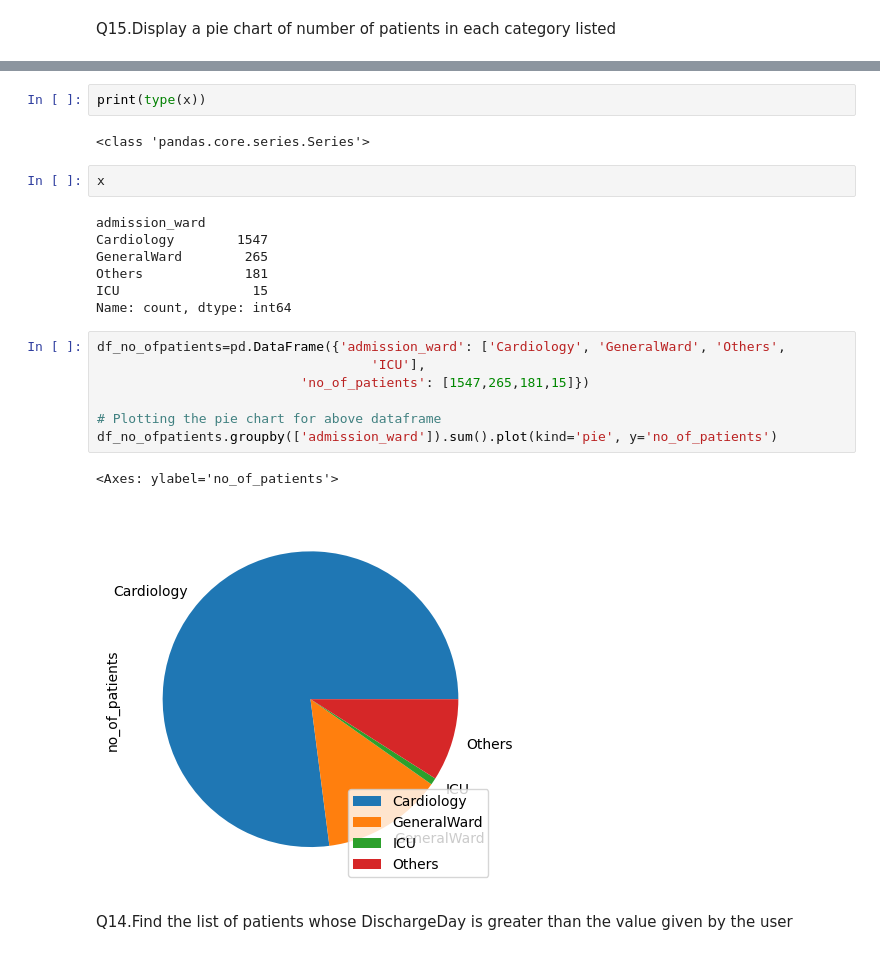
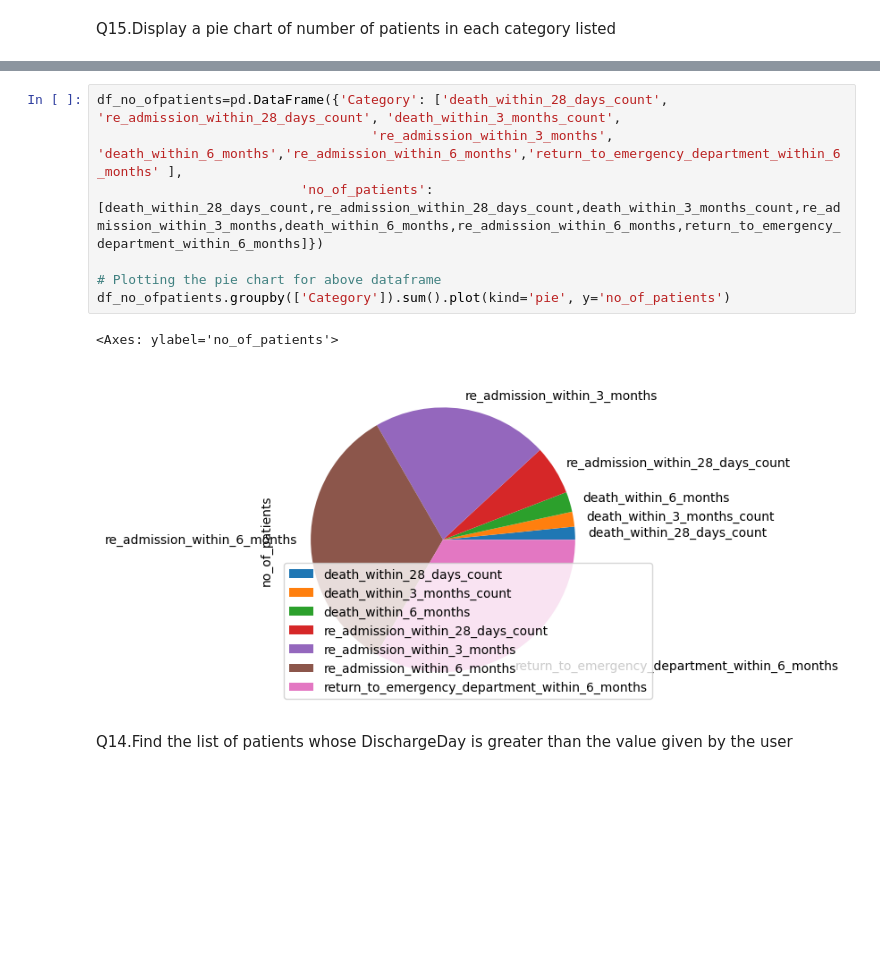
Before and after one commit to Moinandy6/Team9_Py-Stars_Python-Hackathon_Apr24, a Jupyter notebook: Questions1-16.ipynb, the cells around one changed output, grey strips where cells are left out. Cells and saved outputs as stored; diff of their text form; blank space fills up the shorter version.

```diff
--- a/Questions1-16.ipynb
+++ b/Questions1-16.ipynb
@@ -346,26 +352,13 @@ x=(df_pie.value_counts())
 # %%
-print(type(x))
+df_no_ofpatients=pd.DataFrame({'Category': ['death_within_28_days_count', 're_admission_within_28_days_count', 'death_within_3_months_count',
+                                   're_admission_within_3_months', 'death_within_6_months','re_admission_within_6_months','return_to_emergency_department_within_6_months' ],
+                          'no_of_patients': [death_within_28_days_count,re_admission_within_28_days_count,death_within_3_months_count,re_admission_within_3_months,death_within_6_months,re_admission_within_6_months,return_to_emergency_department_within_6_months]})
+
+# Plotting the pie chart for above dataframe
+df_no_ofpatients.groupby(['Category']).sum().plot(kind='pie', y='no_of_patients')
 # %% [output]
-<class 'pandas.core.series.Series'>
+<Axes: ylabel='no_of_patients'>
+[figure, added]
-# %%
-x
-# %% [output]
-admission_ward
-Cardiology        1547
-GeneralWard        265
-Others             181
-ICU                 15
-Name: count, dtype: int64
-# %%
-df_no_ofpatients=pd.DataFrame({'admission_ward': ['Cardiology', 'GeneralWard', 'Others',
-                                   'ICU'],
-                          'no_of_patients': [1547,265,181,15]})
-
-# Plotting the pie chart for above dataframe
-df_no_ofpatients.groupby(['admission_ward']).sum().plot(kind='pie', y='no_of_patients')
-# %% [output]
-<Axes: ylabel='no_of_patients'>
-[figure, removed]
 # %% [markdown]
 Q14.Find the list of patients whose DischargeDay is greater than the value given by the user
 # %%
```
Also changed, not shown: parts of 11 cells of this notebook.
